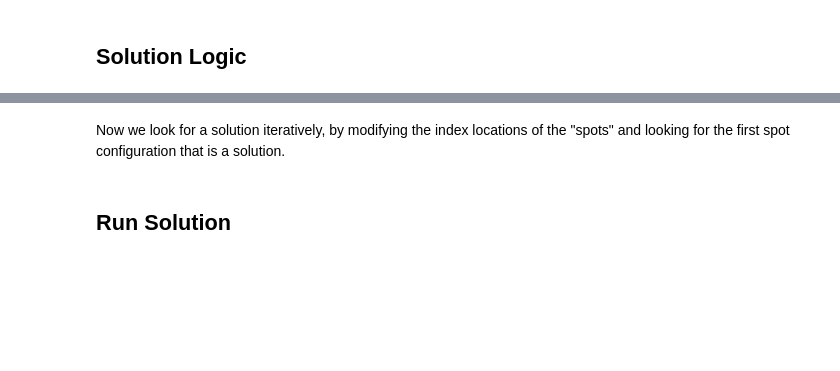
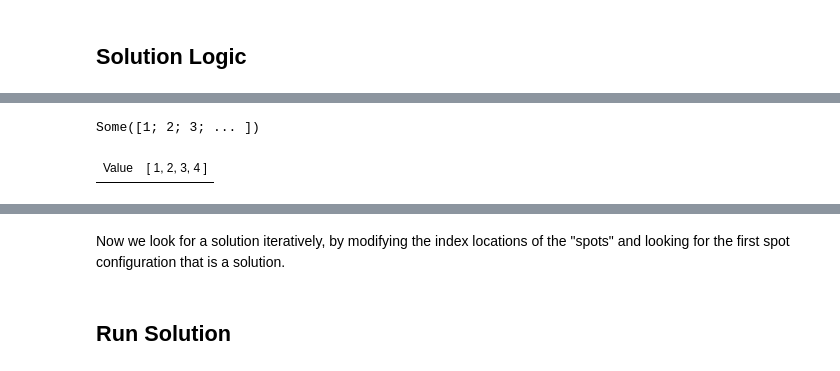
Before and after one commit to abcoates/getting-even-coding-challenge, a Jupyter notebook: getting-even-fsharp.ipynb, the cells around one changed output, grey strips where cells are left out. Saved outputs shown, nothing was run; the diff lists cells and outputs as text; code cells hidden in the pictures; blank space fills up the shorter version.

```diff
--- a/getting-even-fsharp.ipynb
+++ b/getting-even-fsharp.ipynb
@@ -179,0 +248,5 @@ nextIndices 3 [3;3;3;3] // Jupyter shows the result as <null> but it's really No
+# %%
+nextIndices 0 4 [0;2;3;4]
+# %% [output]
+Some([1; 2; 3; ... ])
+| Value | [ 1, 2, 3, 4 ] |
```
Also changed, not shown: parts of 35 cells of this notebook.
